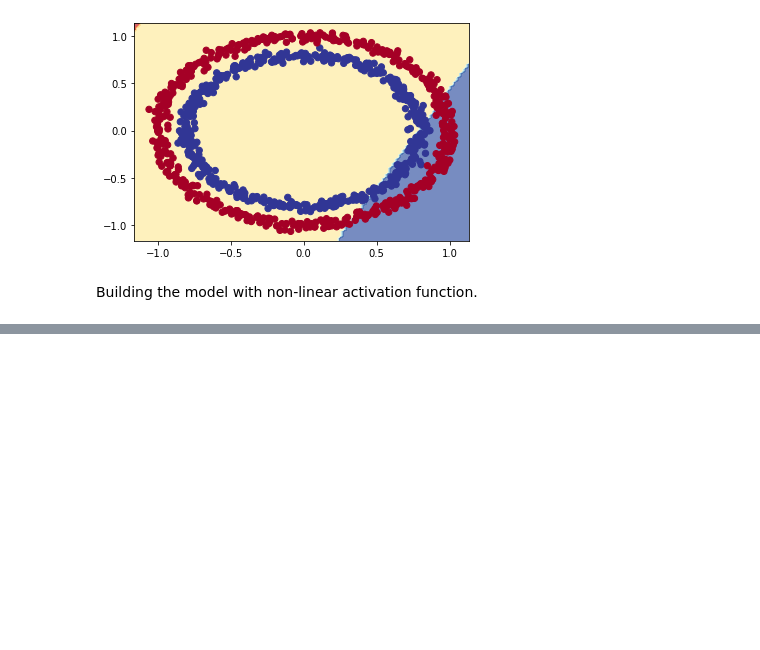
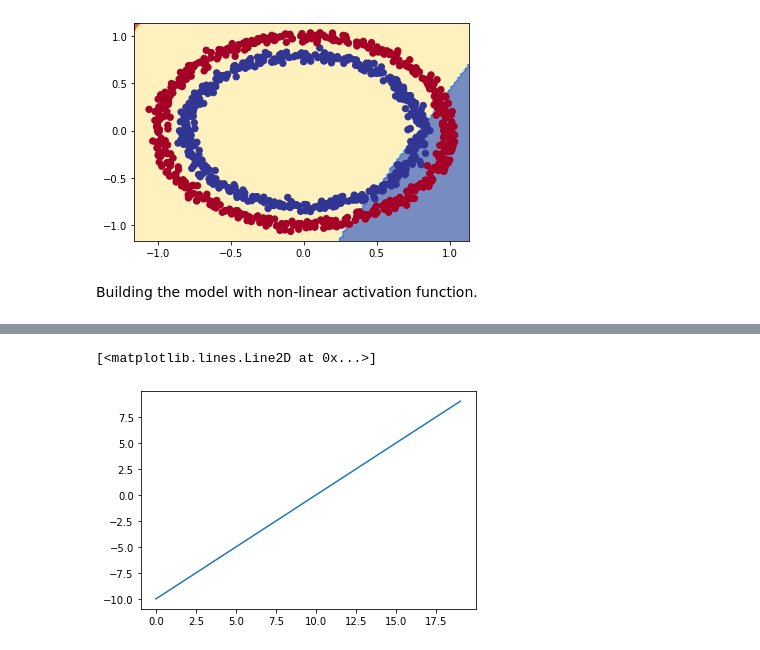
Before and after one commit to tankTopTaro/Deep-Learning-with-Python, a Jupyter notebook: 02_Neural_Network_Classification.ipynb, the cells around one changed output, grey strips where cells are left out. Saved outputs shown, nothing was run; the diff lists cells and outputs as text; code cells hidden in the pictures; blank space fills up the shorter version.

```diff
--- a/02_Neural_Network_Classification.ipynb
+++ b/02_Neural_Network_Classification.ipynb
@@ -469,0 +574,6 @@ Epoch 100/100
+# %%
+# Visualize the toy tensor
+plt.plot(A)
+# %% [output]
+[<matplotlib.lines.Line2D at 0x...>]
+[figure, added]
```
Also changed, not shown: parts of 56 cells of this notebook.
